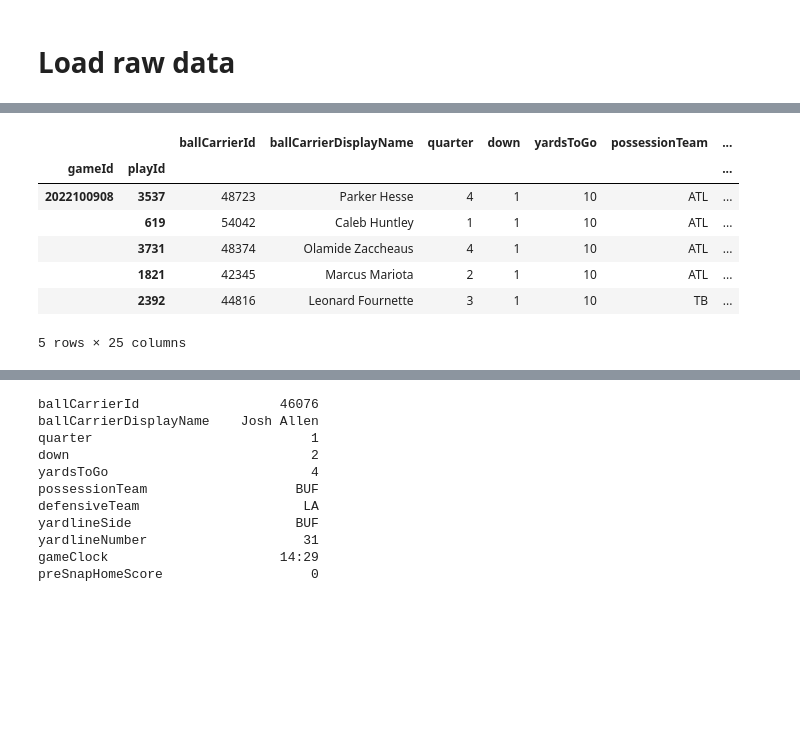
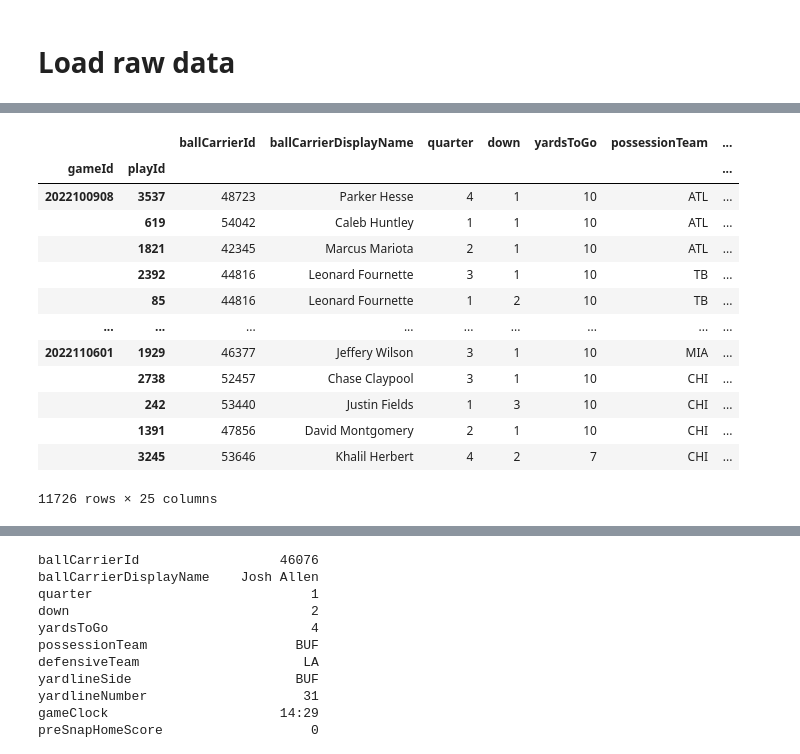
Before and after one commit to tchang1997/tackle_yards_prevented, a Jupyter notebook: notebooks/nfl_bdb_eda.ipynb, the cells around one changed output, grey strips where cells are left out. Saved outputs shown, nothing was run; the diff lists cells and outputs as text; code cells hidden in the pictures; blank space fills up the shorter version.

```diff
--- a/notebooks/nfl_bdb_eda.ipynb
+++ b/notebooks/nfl_bdb_eda.ipynb
@@ -31,18 +49,25 @@ Index(['gameId', 'playId', 'ballCarrierId', 'ballCarrierDisplayName',
 # %%
-PLAYS_RELEVANT_COLS = ['gameId', 'playId', 'ballCarrierId', 'ballCarrierDisplayName', 'quarter', 'down', 'yardsToGo', 'possessionTeam', 'defensiveTeam', 'yardlineSide', 'yardlineNumber', 'gameClock',
+PLAYS_RELEVANT_COLS = ['ballCarrierId', 'ballCarrierDisplayName', 'quarter', 'down', 'yardsToGo', 'possessionTeam', 'defensiveTeam', 'yardlineSide', 'yardlineNumber', 'gameClock',
     'preSnapHomeScore', 'preSnapVisitorScore', 'passResult', 'absoluteYardlineNumber', 'prePenaltyPlayResult', 'playResult', 'offenseFormation', 'defendersInTheBox', 'passProbability']
-non_penalty_plays_raw = plays.loc[plays['playNullifiedByPenalty'] != "Y", PLAYS_RELEVANT_COLS]
-non_penalty_plays_raw = pd.merge(non_penalty_plays_raw, games, how="inner", on="gameId").drop(columns=["homeFinalScore", "visitorFinalScore"]).set_index(["gameId", "playId"])
-non_penalty_plays_raw.head()
+non_penalty_non_scoring_plays_raw = plays.loc[(plays['playNullifiedByPenalty'] != "Y") & ~plays["playDescription"].str.contains("TOUCHDOWN", regex=True), PLAYS_RELEVANT_COLS + ['gameId', 'playId']]
+
+non_penalty_non_scoring_plays_raw = pd.merge(non_penalty_non_scoring_plays_raw, games, how="inner", on="gameId").drop(columns=["homeFinalScore", "visitorFinalScore"]).set_index(["gameId", "playId"])
+non_penalty_non_scoring_plays_raw
 # %% [output]
 |  |  | ballCarrierId | ballCarrierDisplayName | quarter | down | yardsToGo | possessionTeam | ... |
 | gameId | playId |  |  |  |  |  |  | ... |
 | 2022100908 | 3537 | 48723 | Parker Hesse | 4 | 1 | 10 | ATL | ... |
 |  | 619 | 54042 | Caleb Huntley | 1 | 1 | 10 | ATL | ... |
-|  | 3731 | 48374 | Olamide Zaccheaus | 4 | 1 | 10 | ATL | ... |
 |  | 1821 | 42345 | Marcus Mariota | 2 | 1 | 10 | ATL | ... |
 |  | 2392 | 44816 | Leonard Fournette | 3 | 1 | 10 | TB | ... |
+|  | 85 | 44816 | Leonard Fournette | 1 | 2 | 10 | TB | ... |
+| ... | ... | ... | ... | ... | ... | ... | ... | ... |
+| 2022110601 | 1929 | 46377 | Jeffery Wilson | 3 | 1 | 10 | MIA | ... |
+|  | 2738 | 52457 | Chase Claypool | 3 | 1 | 10 | CHI | ... |
+|  | 242 | 53440 | Justin Fields | 1 | 3 | 10 | CHI | ... |
+|  | 1391 | 47856 | David Montgomery | 2 | 1 | 10 | CHI | ... |
+|  | 3245 | 53646 | Khalil Herbert | 4 | 2 | 7 | CHI | ... |
-5 rows × 25 columns
+11726 rows × 25 columns
 # %%
 n_players_per_play = week1.groupby(["gameId", "playId"])["nflId"].nunique()
 n_players_per_play.value_counts() # should be 22
```
Also changed, not shown: parts of 10 cells of this notebook, 19 other files.
